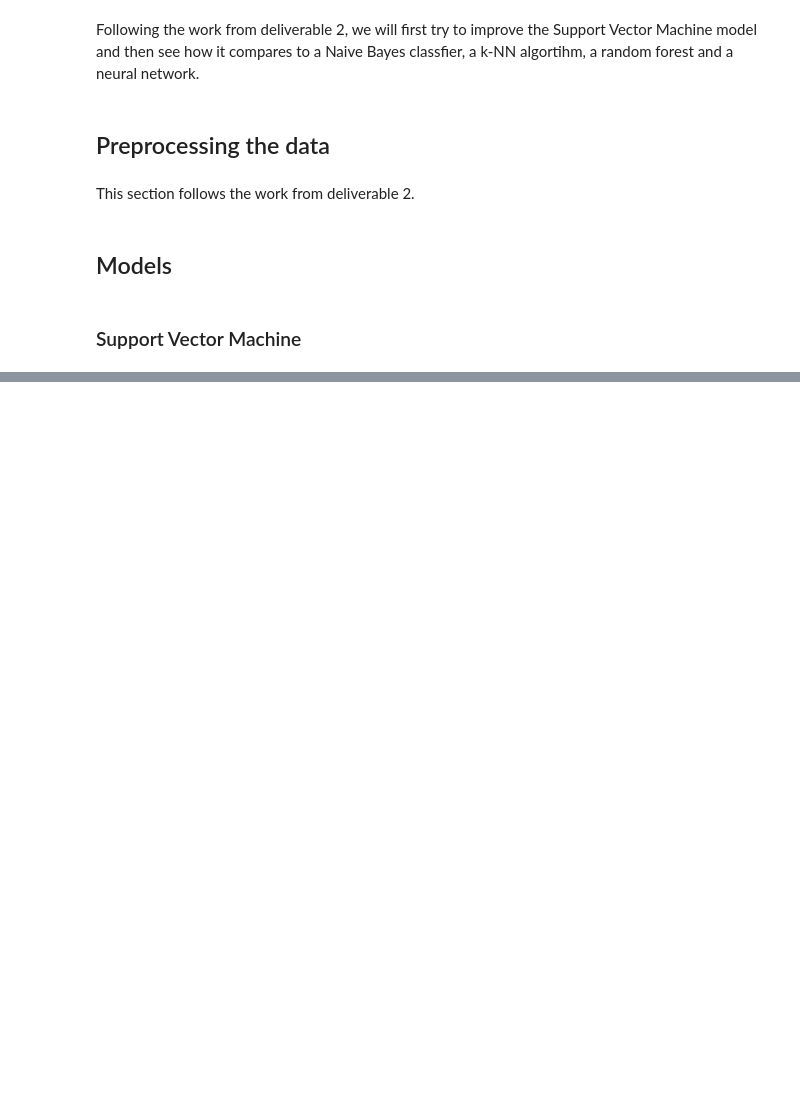
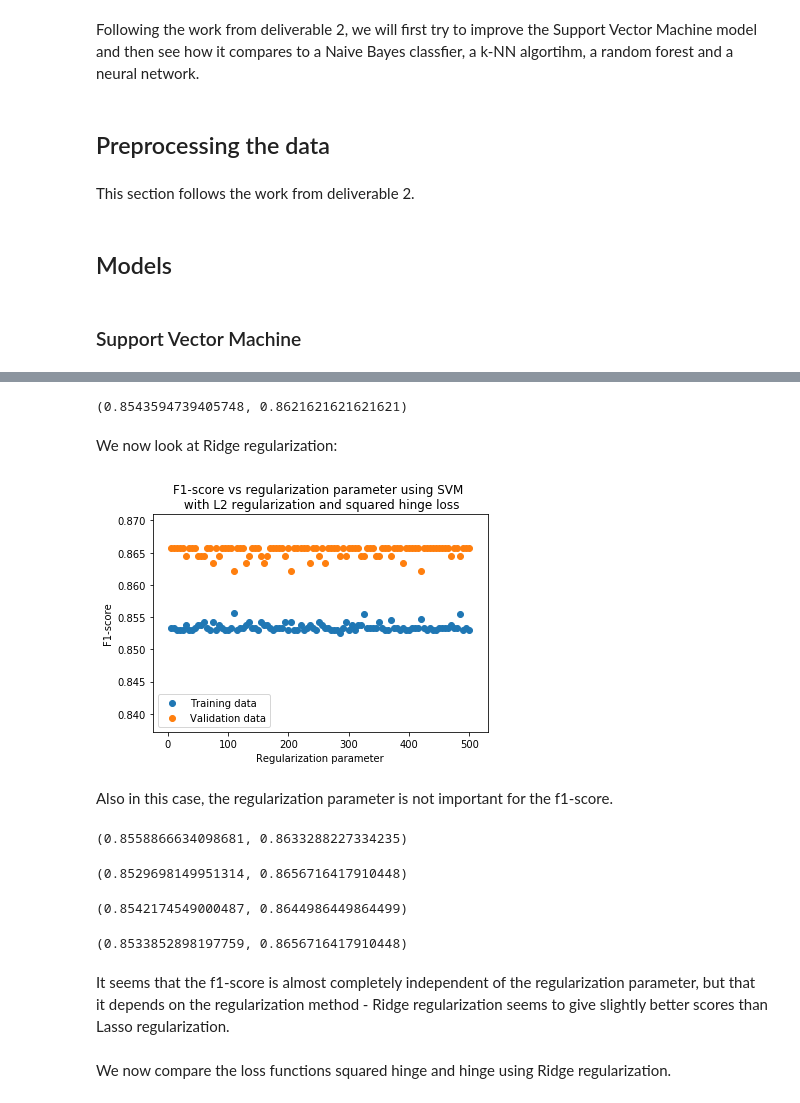
Before and after one commit to christianhbye/MAIS202, a Jupyter notebook: Deliverable 3.ipynb, the cells around one changed output, grey strips where cells are left out. Drawn from its saved outputs; the diff is of its cells as text; code cells hidden in the pictures; blank space fills up the shorter version.

```diff
--- a/Deliverable 3.ipynb
+++ b/Deliverable 3.ipynb
@@ -31,0 +112,46 @@ X_train, X_validation, y_train, y_validation = train_test_split(X_train_validati
+# %%
+SVM_f1(penalty='l1', loss='squared_hinge', C = 10000)
+# %% [output]
+(0.8543594739405748, 0.8621621621621621)
+# %% [markdown]
+We now look at Ridge regularization:
+# %%
+SVM_f1_train_l2_squared = np.empty(100) #f1-scores for training data
+SVM_f1_validation_l2_squared = np.empty(100) #f1-scores for validation data
+
+for i in range(100):
+    C = C_vals[i]
+    SVM_f1_train_l2_squared[i], SVM_f1_validation_l2_squared[i] = SVM_f1(penalty='l2', loss='squared_hinge', C=C)
+# %%
+plt.figure()
+plt.scatter(C_vals, SVM_f1_train_l2_squared, label = 'Training data')
+plt.scatter(C_vals, SVM_f1_validation_l2_squared, label = 'Validation data')
+plt.legend()
+plt.title('F1-score vs regularization parameter using SVM \n with L2 regularization and squared hinge loss')
+plt.xlabel('Regularization parameter')
+plt.ylabel('F1-score')
+plt.show()
+# %% [output]
+[figure, added]
+# %% [markdown]
+Also in this case, the regularization parameter is not important for the f1-score.
+# %%
+SVM_f1(penalty='l2', loss='squared_hinge', C = 1)
+# %% [output]
+(0.8558866634098681, 0.8633288227334235)
+# %%
+SVM_f1(penalty='l2', loss='squared_hinge', C = 100)
+# %% [output]
+(0.8529698149951314, 0.8656716417910448)
+# %%
+SVM_f1(penalty='l2', loss='squared_hinge', C = 1000)
+# %% [output]
+(0.8542174549000487, 0.8644986449864499)
+# %%
+SVM_f1(penalty='l2', loss='squared_hinge', C = 10000)
+# %% [output]
+(0.8533852898197759, 0.8656716417910448)
+# %% [markdown]
+It seems that the f1-score is almost completely independent of the regularization parameter, but that it depends on the regularization method - Ridge regularization seems to give slightly better scores than Lasso regularization.
+# %% [markdown]
+We now compare the loss functions squared hinge and hinge using Ridge regularization.
```
Also changed, not shown: parts of 25 cells of this notebook.
